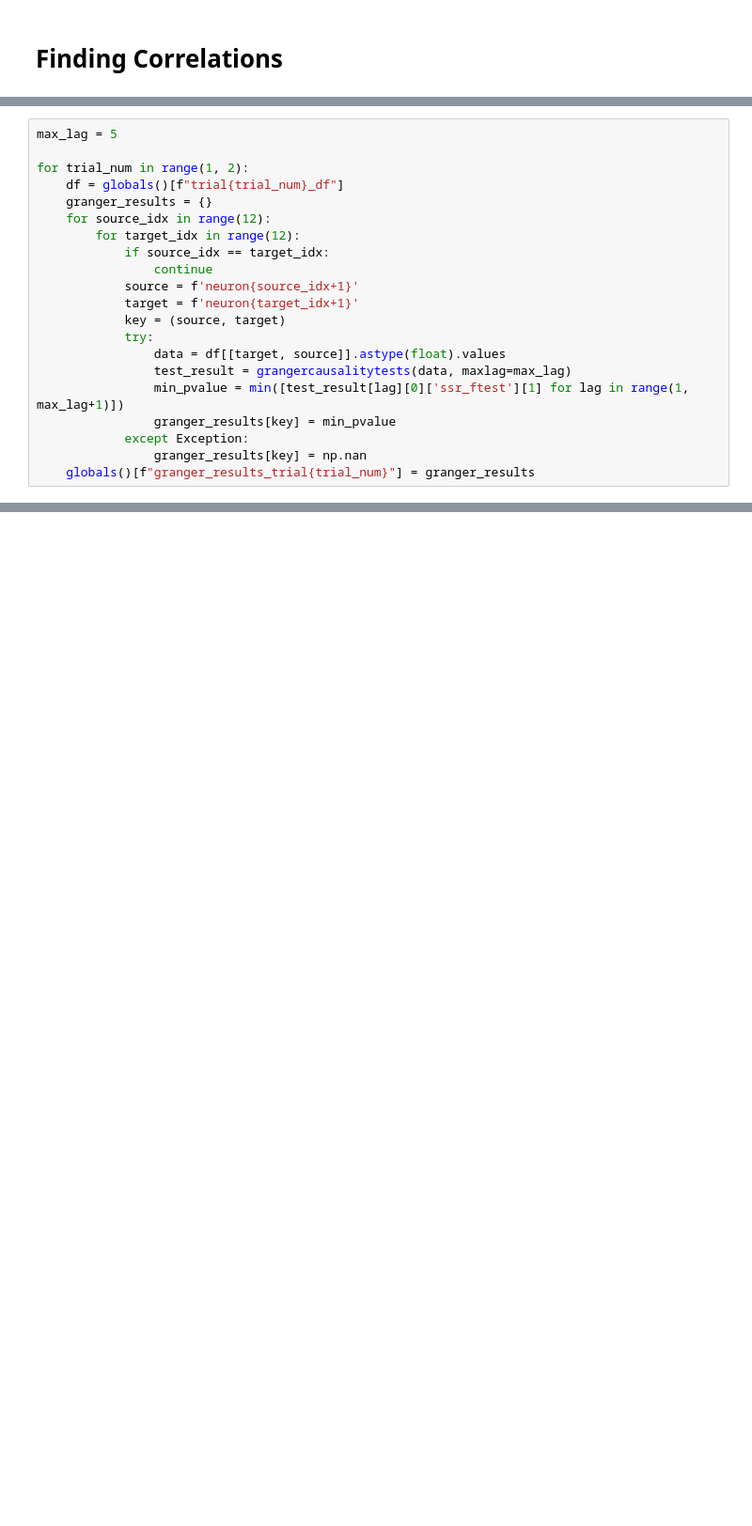
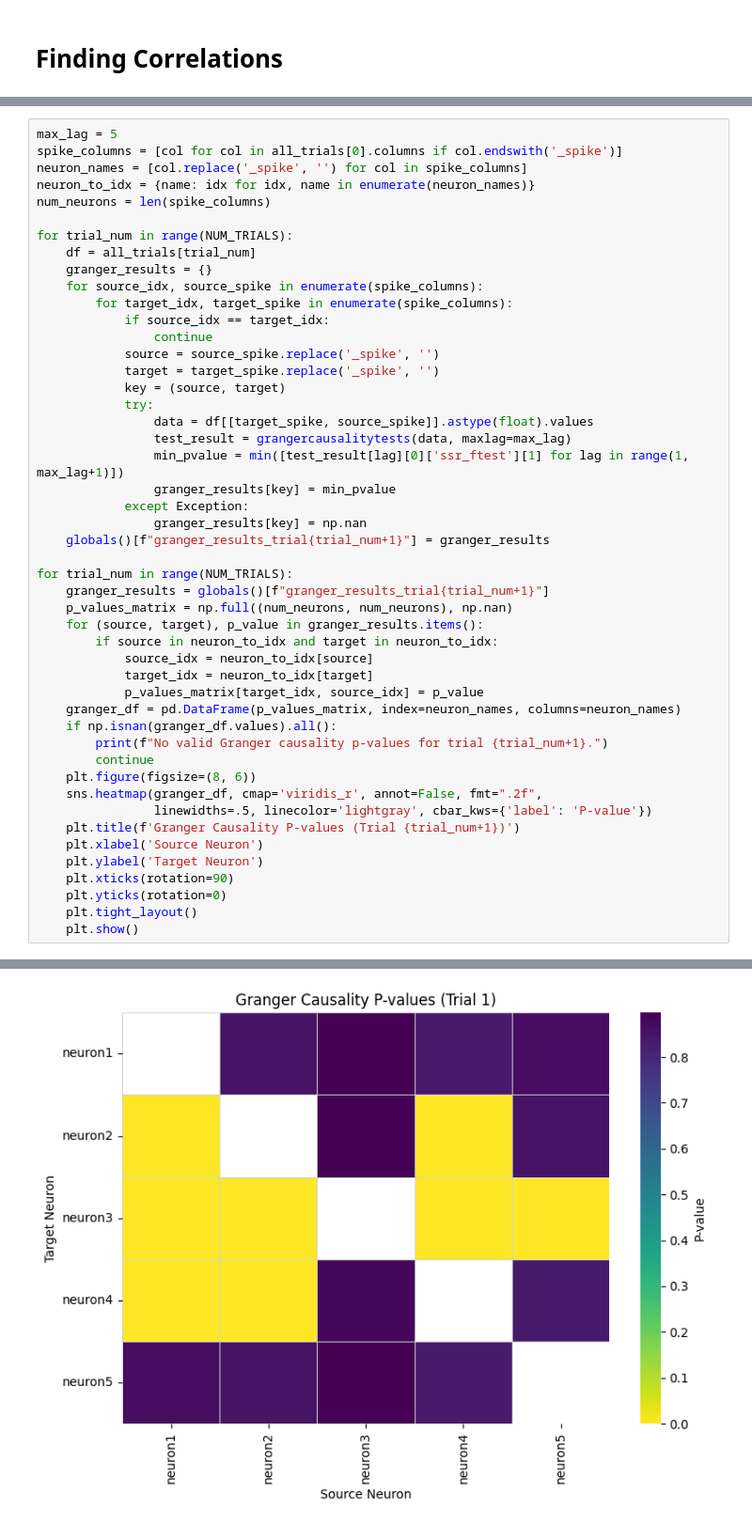
Before and after one commit to Nerfworm/IFneuron-model, a Jupyter notebook: data_playground_3.ipynb, the cells around one changed output, grey strips where cells are left out. Shown at 94% size. Saved outputs shown, nothing was run; the diff lists cells and outputs as text; blank space fills up the shorter version.

```diff
--- a/data_playground_3.ipynb
+++ b/data_playground_3.ipynb
@@ -214,21 +248,49 @@ Some things to notice.  This heatmap is not symetrical across the diagonal.  Thi
 # %%
 max_lag = 5
+spike_columns = [col for col in all_trials[0].columns if col.endswith('_spike')]
+neuron_names = [col.replace('_spike', '') for col in spike_columns]
+neuron_to_idx = {name: idx for idx, name in enumerate(neuron_names)}
+num_neurons = len(spike_columns)
 
-for trial_num in range(1, 2):
-    df = globals()[f"trial{trial_num}_df"]
+for trial_num in range(NUM_TRIALS):
+    df = all_trials[trial_num]
     granger_results = {}
-    for source_idx in range(12):
-        for target_idx in range(12):
+    for source_idx, source_spike in enumerate(spike_columns):
+        for target_idx, target_spike in enumerate(spike_columns):
             if source_idx == target_idx:
                 continue
-            source = f'neuron{source_idx+1}'
-            target = f'neuron{target_idx+1}'
+            source = source_spike.replace('_spike', '')
+            target = target_spike.replace('_spike', '')
             key = (source, target)
             try:
-                data = df[[target, source]].astype(float).values
+                data = df[[target_spike, source_spike]].astype(float).values
                 test_result = grangercausalitytests(data, maxlag=max_lag)
                 min_pvalue = min([test_result[lag][0]['ssr_ftest'][1] for lag in range(1, max_lag+1)])
                 granger_results[key] = min_pvalue
             except Exception:
                 granger_results[key] = np.nan
-    globals()[f"granger_results_trial{trial_num}"] = granger_results
+    globals()[f"granger_results_trial{trial_num+1}"] = granger_results
+
+for trial_num in range(NUM_TRIALS):
+    granger_results = globals()[f"granger_results_trial{trial_num+1}"]
+    p_values_matrix = np.full((num_neurons, num_neurons), np.nan)
+    for (source, target), p_value in granger_results.items():
+        if source in neuron_to_idx and target in neuron_to_idx:
+            source_idx = neuron_to_idx[source]
+            target_idx = neuron_to_idx[target]
+            p_values_matrix[target_idx, source_idx] = p_value
+    granger_df = pd.DataFrame(p_values_matrix, index=neuron_names, columns=neuron_names)
+    if np.isnan(granger_df.values).all():
+        print(f"No valid Granger causality p-values for trial {trial_num+1}.")
+        continue
+    plt.figure(figsize=(8, 6))
+    sns.heatmap(granger_df, cmap='viridis_r', annot=False, fmt=".2f",
+                linewidths=.5, linecolor='lightgray', cbar_kws={'label': 'P-value'})
+    plt.title(f'Granger Causality P-values (Trial {trial_num+1})')
+    plt.xlabel('Source Neuron')
+    plt.ylabel('Target Neuron')
+    plt.xticks(rotation=90)
+    plt.yticks(rotation=0)
+    plt.tight_layout()
+    plt.show()
+# %% [output]
@@ -234,0 +314 @@ for trial_num in range(1, 2):
+[figure, added]
```
Also changed, not shown: parts of 17 cells of this notebook.
